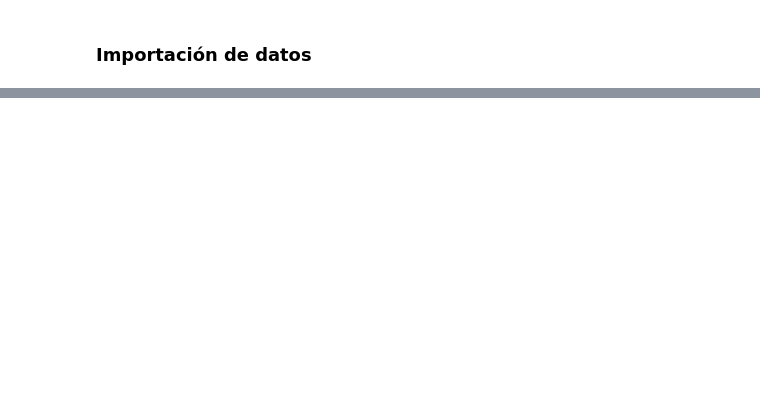
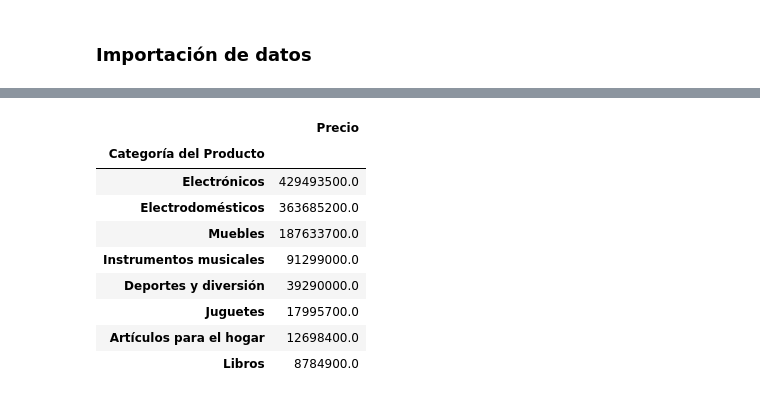
Before and after one commit to keiko-404/challenge1-data-science-latam, a Jupyter notebook: AluraStoreLatam.ipynb, the cells around one changed output, grey strips where cells are left out. Saved outputs shown, nothing was run; the diff lists cells and outputs as text; code cells hidden in the pictures; blank space fills up the shorter version.

```diff
--- a/AluraStoreLatam.ipynb
+++ b/AluraStoreLatam.ipynb
@@ -56,0 +98,18 @@ np.float64(1038375700.0)
+# %%
+#categorias mas populares con sort
+cmp_tienda = tienda.groupby('Categoría del Producto')[['Precio']].sum().sort_values('Precio', ascending=False)
+cmp_tienda2 = tienda2.groupby('Categoría del Producto')[['Precio']].sum().sort_values('Precio', ascending=False)
+cmp_tienda3 = tienda3.groupby('Categoría del Producto')[['Precio']].sum().sort_values('Precio', ascending=False)
+cmp_tienda4 = tienda4.groupby('Categoría del Producto')[['Precio']].sum().sort_values('Precio', ascending=False)
+cmp_tienda
+# %% [output]
+|  | Precio |
+| Categoría del Producto |  |
+| Electrónicos | 429493500.0 |
+| Electrodomésticos | 363685200.0 |
+| Muebles | 187633700.0 |
+| Instrumentos musicales | 91299000.0 |
+| Deportes y diversión | 39290000.0 |
+| Juguetes | 17995700.0 |
+| Artículos para el hogar | 12698400.0 |
+| Libros | 8784900.0 |
```
Also changed, not shown: parts of 18 cells of this notebook.
